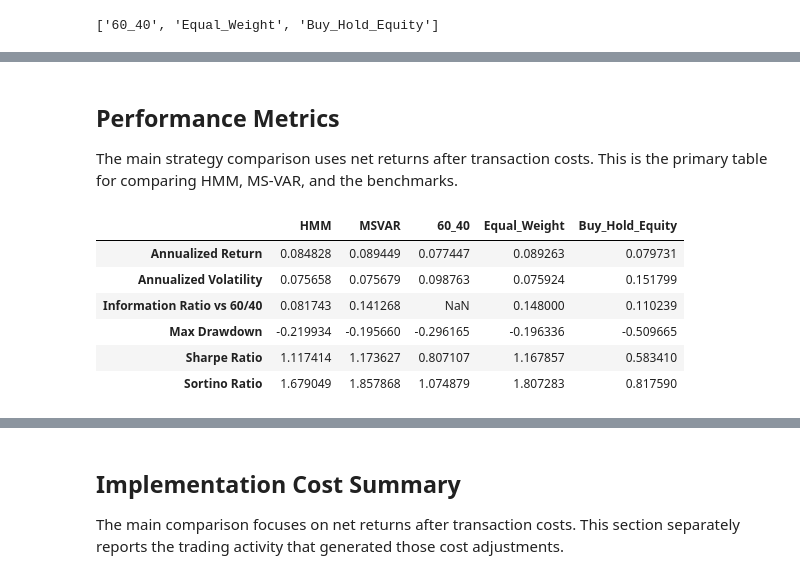
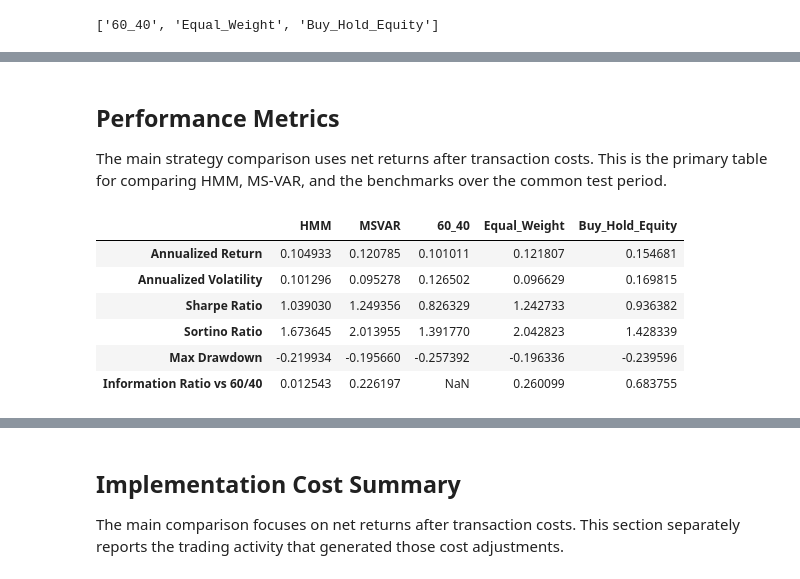
Before and after one commit to AsadAliAkhtar/Capstone_Project_Group_14085, a Jupyter notebook: notebooks/strategy_comparison_backtest.ipynb, the cells around one changed output, grey strips where cells are left out. Cells and saved outputs as stored; diff of their text form; code cells hidden in the pictures.

```diff
--- a/notebooks/strategy_comparison_backtest.ipynb
+++ b/notebooks/strategy_comparison_backtest.ipynb
@@ -61,8 +65,10 @@ ASSET_COLS = ["index_fund", "treasury_fund", "gold_fund"]
 
 TRANSACTION_COST_BPS = 10
 
-BACKTEST_START = pd.Timestamp("2000-01-31")
-BACKTEST_END = None
+MODEL_SIGNAL_START_DATES = {
+    "HMM": pd.Timestamp("2018-10-31"),
+    "MSVAR": pd.Timestamp("2018-11-30"),
+}
 
 ASSET_TAX_RATES = {
     "No Tax": {
@@ -92,14 +98,10 @@ asset_returns = pd.read_csv(
     parse_dates=["Date"]
 ).set_index("Date")
 
-asset_returns = asset_returns[ASSET_COLS]
-
-if BACKTEST_START is not None:
-    asset_returns = asset_returns.loc[asset_returns.index >= BACKTEST_START]
-
-if BACKTEST_END is not None:
-    asset_returns = asset_returns.loc[asset_returns.index <= BACKTEST_END]
+asset_returns = asset_returns[ASSET_COLS].sort_index()
 
 print(asset_returns.shape)
+print(f"Asset return range: {asset_returns.index.min().date()} to {asset_returns.index.max().date()}")
+
 asset_returns.head()
 # %% [output]
@@ -132,10 +135,9 @@ def load_target_weights(path):
     }
 
     weights = weights.rename(columns=rename_map)
-    weights = weights.set_index("Date")
+    weights = weights.set_index("Date").sort_index()
 
-    # If the weights were exported as percentages rather than decimals,
-    # convert them to decimals.
+    # Convert percentages to decimals if needed.
     if all(col in weights.columns for col in ASSET_COLS):
         median_weight_sum = weights[ASSET_COLS].sum(axis=1).median()
         if np.isclose(median_weight_sum, 100.0, atol=1e-6):
@@ -405,7 +468,7 @@ Completed strategies:
 # %% [markdown]
 ## Performance Metrics
 
-The main strategy comparison uses net returns after transaction costs. This is the primary table for comparing HMM, MS-VAR, and the benchmarks.
+The main strategy comparison uses net returns after transaction costs. This is the primary table for comparing HMM, MS-VAR, and the benchmarks over the common test period.
 # %%
 def annualized_return(monthly_returns):
     return (1 + monthly_returns).prod() ** (12 / len(monthly_returns)) - 1
@@ -469,27 +532,40 @@ def summarize_performance(monthly_returns, benchmark_returns=None):
 # %%
 benchmark_reference_net = cost_results["60_40"]["net_return_after_costs"]
 
 net_strategy_comparison = pd.DataFrame({
     strategy_name: summarize_performance(
         result["net_return_after_costs"],
         benchmark_returns=None if strategy_name == "60_40" else benchmark_reference_net,
     )
     for strategy_name, result in cost_results.items()
 })
 
+metric_order = [
+    "Annualized Return",
+    "Annualized Volatility",
+    "Sharpe Ratio",
+    "Sortino Ratio",
+    "Max Drawdown",
+    "Information Ratio vs 60/40",
+]
+
+net_strategy_comparison = net_strategy_comparison.reindex(
+    [metric for metric in metric_order if metric in net_strategy_comparison.index]
+)
+
 net_strategy_comparison.to_csv(
     OUTPUT_TABLES_DIR / "net_after_cost_strategy_comparison.csv"
 )
 
 net_strategy_comparison
 # %% [output]
 |  | HMM | MSVAR | 60_40 | Equal_Weight | Buy_Hold_Equity |
-| Annualized Return | 0.084828 | 0.089449 | 0.077447 | 0.089263 | 0.079731 |
-| Annualized Volatility | 0.075658 | 0.075679 | 0.098763 | 0.075924 | 0.151799 |
-| Information Ratio vs 60/40 | 0.081743 | 0.141268 | NaN | 0.148000 | 0.110239 |
-| Max Drawdown | -0.219934 | -0.195660 | -0.296165 | -0.196336 | -0.509665 |
-| Sharpe Ratio | 1.117414 | 1.173627 | 0.807107 | 1.167857 | 0.583410 |
-| Sortino Ratio | 1.679049 | 1.857868 | 1.074879 | 1.807283 | 0.817590 |
+| Annualized Return | 0.104933 | 0.120785 | 0.101011 | 0.121807 | 0.154681 |
+| Annualized Volatility | 0.101296 | 0.095278 | 0.126502 | 0.096629 | 0.169815 |
+| Sharpe Ratio | 1.039030 | 1.249356 | 0.826329 | 1.242733 | 0.936382 |
+| Sortino Ratio | 1.673645 | 2.013955 | 1.391770 | 2.042823 | 1.428339 |
+| Max Drawdown | -0.219934 | -0.195660 | -0.257392 | -0.196336 | -0.239596 |
+| Information Ratio vs 60/40 | 0.012543 | 0.226197 | NaN | 0.260099 | 0.683755 |
 # %%
 net_return_series = pd.DataFrame({
     strategy_name: result["net_return_after_costs"]
```
Also changed, not shown: parts of 18 cells of this notebook, 28 other files.
